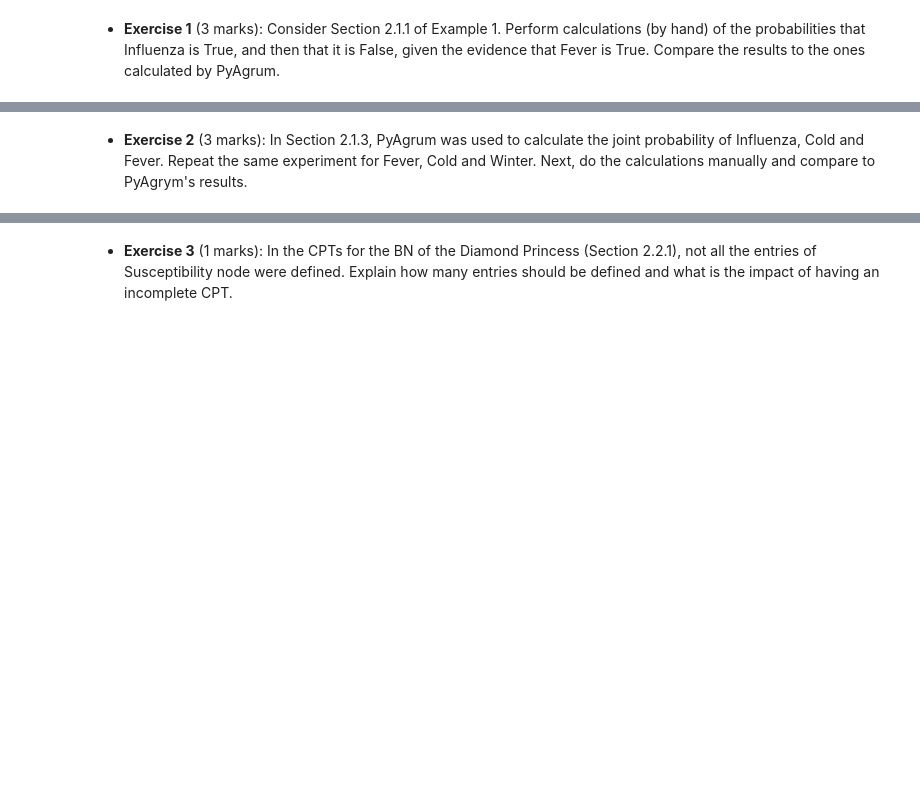
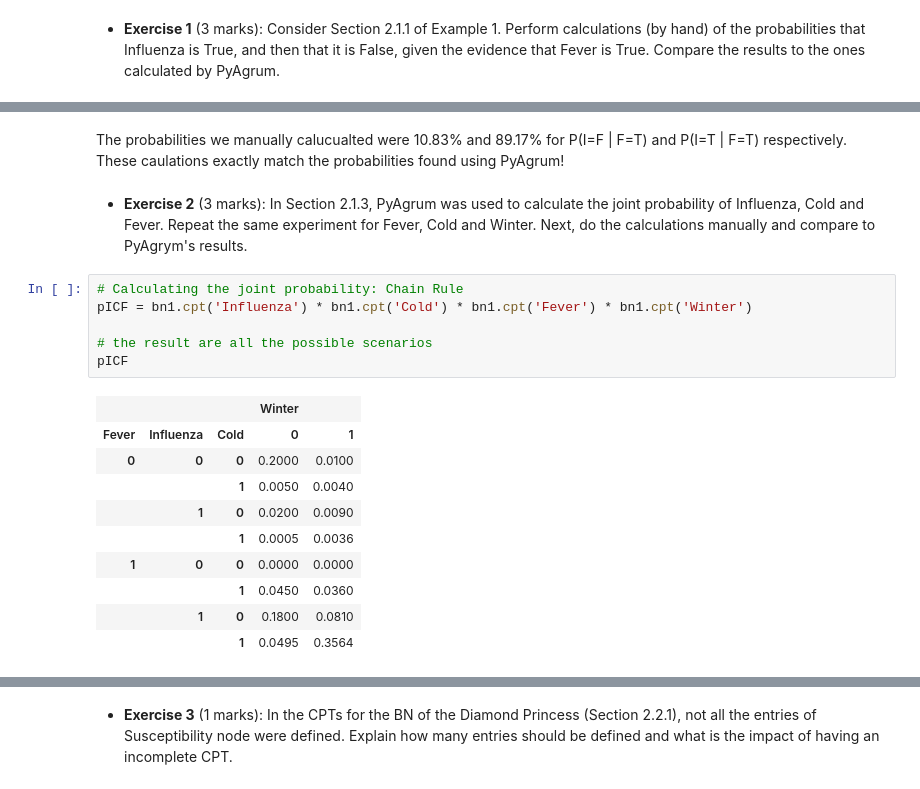
Before and after one commit to TheJade/ENCM509, a Jupyter notebook: Lab8/Lab08-BayesianNetwork 2022W.ipynb, the cells around one changed output, grey strips where cells are left out. Saved outputs shown, nothing was run; the diff lists cells and outputs as text; blank space fills up the shorter version.

```diff
--- a/Lab8/Lab08-BayesianNetwork 2022W.ipynb
+++ b/Lab8/Lab08-BayesianNetwork 2022W.ipynb
@@ -337,2 +361,21 @@ A detailed description of each exercise to be included in your report (10 marks
+# %% [markdown]
+The probabilities we manually calucualted were 10.83% and 89.17% for P(I=F | F=T) and P(I=T | F=T) respectively. These caulations exactly match the probabilities found using PyAgrum!
 # %% [markdown]
 - **Exercise 2** (3 marks): In  Section 2.1.3, PyAgrum was used to calculate the joint probability of Influenza, Cold and Fever. Repeat the same experiment for Fever, Cold and Winter. Next, do the calculations manually and compare to PyAgrym's results.
+# %%
+# Calculating the joint probability: Chain Rule
+pICF = bn1.cpt('Influenza') * bn1.cpt('Cold') * bn1.cpt('Fever') * bn1.cpt('Winter')
+
+# the result are all the possible scenarios
+pICF
+# %% [output]
+|  |  |  | Winter |  |
+| Fever | Influenza | Cold | 0 | 1 |
+| 0 | 0 | 0 | 0.2000 | 0.0100 |
+|  |  | 1 | 0.0050 | 0.0040 |
+|  | 1 | 0 | 0.0200 | 0.0090 |
+|  |  | 1 | 0.0005 | 0.0036 |
+| 1 | 0 | 0 | 0.0000 | 0.0000 |
+|  |  | 1 | 0.0450 | 0.0360 |
+|  | 1 | 0 | 0.1800 | 0.0810 |
+|  |  | 1 | 0.0495 | 0.3564 |
```
Also changed, not shown: parts of 20 cells of this notebook, 3 other files.
